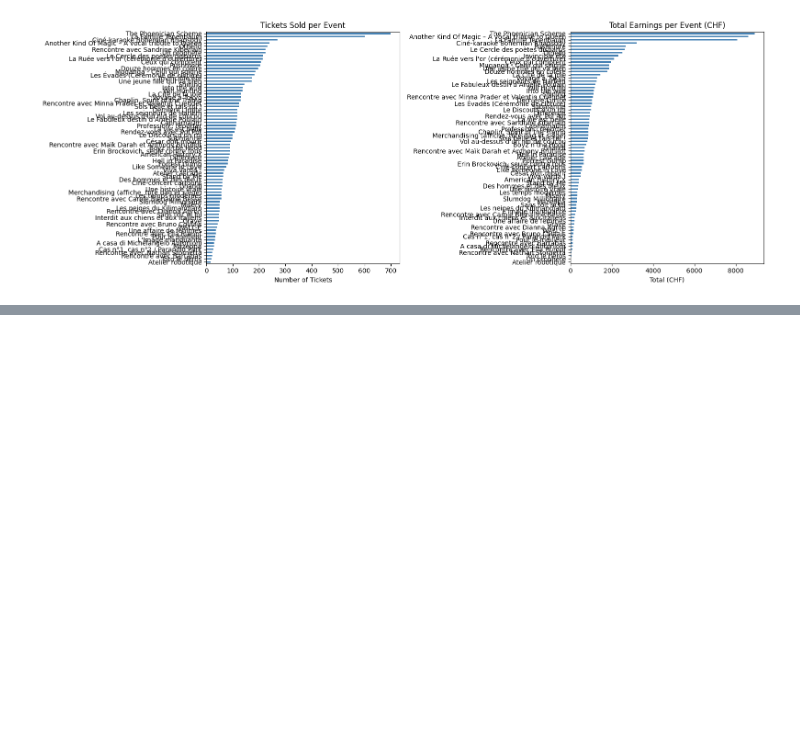
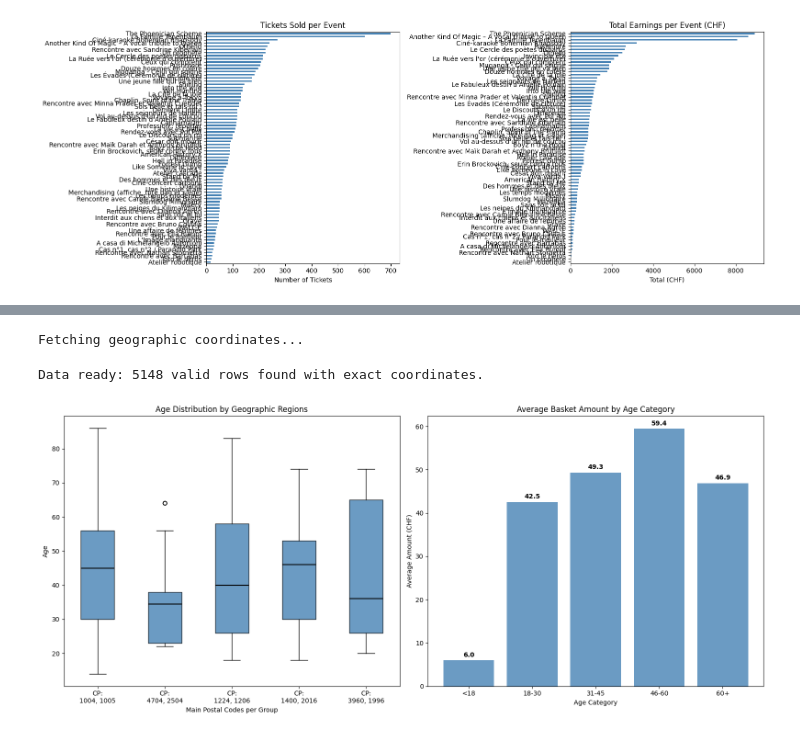
Before and after one commit to twillixa/Algorithm-in-BI, a Jupyter notebook: Main.ipynb, the cells around one changed output, grey strips where cells are left out. Cells and saved outputs as stored; diff of their text form; code cells hidden in the pictures; blank space fills up the shorter version.

```diff
--- a/Main.ipynb
+++ b/Main.ipynb
@@ -304,0 +474,78 @@ plt.show()
+# %%
+import pandas as pd
+import matplotlib.pyplot as plt
+import numpy as np
+from sklearn.cluster import KMeans
+
+# --- PART 0: Fetch and prepare geographical data ---
+print("Fetching geographic coordinates...")
+
+url = "https://raw.githubusercontent.com/datumorphism/geonames-postal-codes-geocoordinates/master/dataset/postal_codes_and_coordinates.csv"
+plz = pd.read_csv(url)
+plz_ch = plz[plz["country_code"] == "CH"][["postal_code", "latitude", "longitude"]].drop_duplicates("postal_code")
+plz_ch["postal_code"] = plz_ch["postal_code"].astype(str)
+
+merged["CODE POSTAL"] = merged["CODE POSTAL"].astype(str).str.strip()
+merged_with_geo = merged.merge(plz_ch, left_on="CODE POSTAL", right_on="postal_code", how="left")
+
+# --- PART 1 & 2: Data Preparation ---
+valid_data = merged_with_geo.dropna(subset=['AGE', 'MONTANT', 'latitude', 'longitude']).copy()
+valid_data = valid_data[(valid_data['AGE'] >= 0) & (valid_data['AGE'] <= 120)]
+
+print(f"Data ready: {len(valid_data)} valid rows found with exact coordinates.")
+
+# --- PART 3: Geographic Clustering (5 Groups) ---
+kmeans = KMeans(n_clusters=5, random_state=42, n_init=10)
+valid_data['Geo_Cluster'] = kmeans.fit_predict(valid_data[['latitude', 'longitude']])
+
+fig, axes = plt.subplots(1, 2, figsize=(16, 7))
+
+# --- PLOT 1: Age Distribution by Geographic Clusters ---
+
+# DYNAMIC LABELS: Extract the top 2 postal codes for each cluster to name the X-axis
+cluster_labels = []
+for i in range(5):
+    # Get the 2 most frequent postal codes in this specific cluster
+    top_postal_codes = valid_data[valid_data['Geo_Cluster'] == i]['CODE POSTAL'].value_counts().head(2).index.tolist()
+    # Create a string label like "CP:\n1000, 1004"
+    label = f"CP:\n{', '.join(top_postal_codes)}"
+    cluster_labels.append(label)
+
+data_to_plot_geo = [valid_data[valid_data['Geo_Cluster'] == i]['AGE'] for i in range(5)]
+
+bplot_geo = axes[0].boxplot(data_to_plot_geo, labels=cluster_labels, patch_artist=True)
+
+for box in bplot_geo['boxes']:
+    box.set_facecolor("steelblue")
+    box.set_alpha(0.8)
+for median in bplot_geo['medians']:
+    median.set_color("black")
+    median.set_linewidth(1.5)
+
+axes[0].set_title("Age Distribution by Geographic Regions")
+axes[0].set_ylabel("Age")
+axes[0].set_xlabel("Main Postal Codes per Group")
+
+# --- PLOT 2: Average Basket Amount by Age Category ---
+age_bins = [0, 18, 30, 45, 60, 120]
+age_labels = ['<18', '18-30', '31-45', '46-60', '60+']
+
+valid_data['Age_Category'] = pd.cut(valid_data['AGE'], bins=age_bins, labels=age_labels, right=False)
+avg_montant_per_age = valid_data.groupby('Age_Category', observed=True)['MONTANT'].mean()
+
+axes[1].bar(avg_montant_per_age.index.astype(str), avg_montant_per_age.values, color="steelblue", alpha=0.8)
+
+axes[1].set_title("Average Basket Amount by Age Category")
+axes[1].set_xlabel("Age Category")
+axes[1].set_ylabel("Average Amount (CHF)")
+
+for i, value in enumerate(avg_montant_per_age.values):
+    if not np.isnan(value):
+        axes[1].text(i, value + 0.5, f"{value:.1f}", ha='center', va='bottom', fontweight='bold')
+
+plt.tight_layout()
+plt.show()
+# %% [output]
+Fetching geographic coordinates...
+Data ready: 5148 valid rows found with exact coordinates.
+[figure, added]
```
Also changed, not shown: parts of 7 cells of this notebook.
